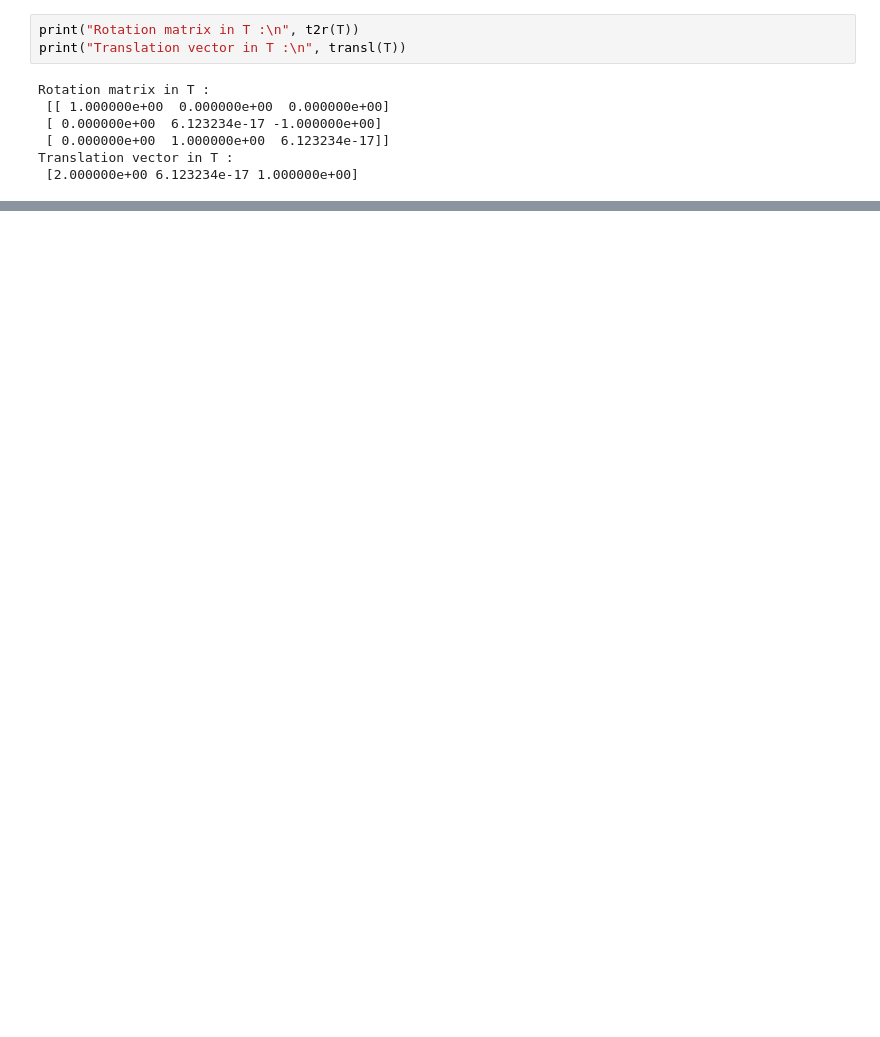
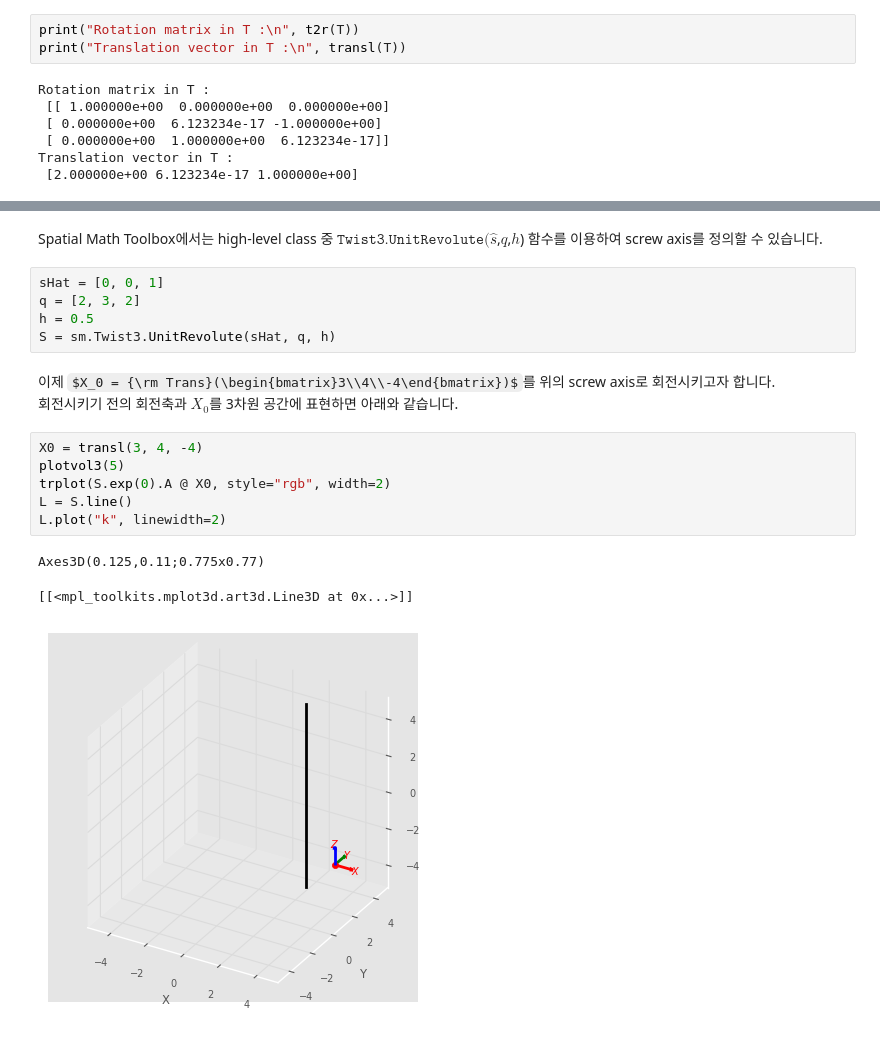
Before and after one commit to CDSL-UoS/Course_Robotics_2024, a Jupyter notebook: CH03/CH03_B_3DRigidBodyMotion.ipynb, the cells around one changed output, grey strips where cells are left out. Drawn from its saved outputs; the diff is of its cells as text; some formulas as TeX source; blank space fills up the shorter version.

```diff
--- a/CH03/CH03_B_3DRigidBodyMotion.ipynb
+++ b/CH03/CH03_B_3DRigidBodyMotion.ipynb
@@ -180,0 +180,20 @@ X = transl(3, 4, -4)
+# %% [markdown]
+Spatial Math Toolbox에서는 high-level class 중 $\mathtt{Twist3.UnitRevolute}(\hat{s}$,$q$,$h$) 함수를 이용하여 screw axis를 정의할 수 있습니다.
+# %%
+sHat = [0, 0, 1]
+q = [2, 3, 2]
+h = 0.5
+S = sm.Twist3.UnitRevolute(sHat, q, h)
+# %% [markdown]
+이제 $X_0 = {\rm Trans}(\begin{bmatrix}3\\4\\-4\end{bmatrix})$를 위의 screw axis로 회전시키고자 합니다.\
+회전시키기 전의 회전축과 $X_0$를 3차원 공간에 표현하면 아래와 같습니다.
+# %%
+X0 = transl(3, 4, -4)
+plotvol3(5)
+trplot(S.exp(0).A @ X0, style="rgb", width=2)
+L = S.line()
+L.plot("k", linewidth=2)
+# %% [output]
+Axes3D(0.125,0.11;0.775x0.77)
+[[<mpl_toolkits.mplot3d.art3d.Line3D at 0x...>]]
+[figure, added]
```
Also changed, not shown: parts of 42 cells of this notebook, 7 other files.
